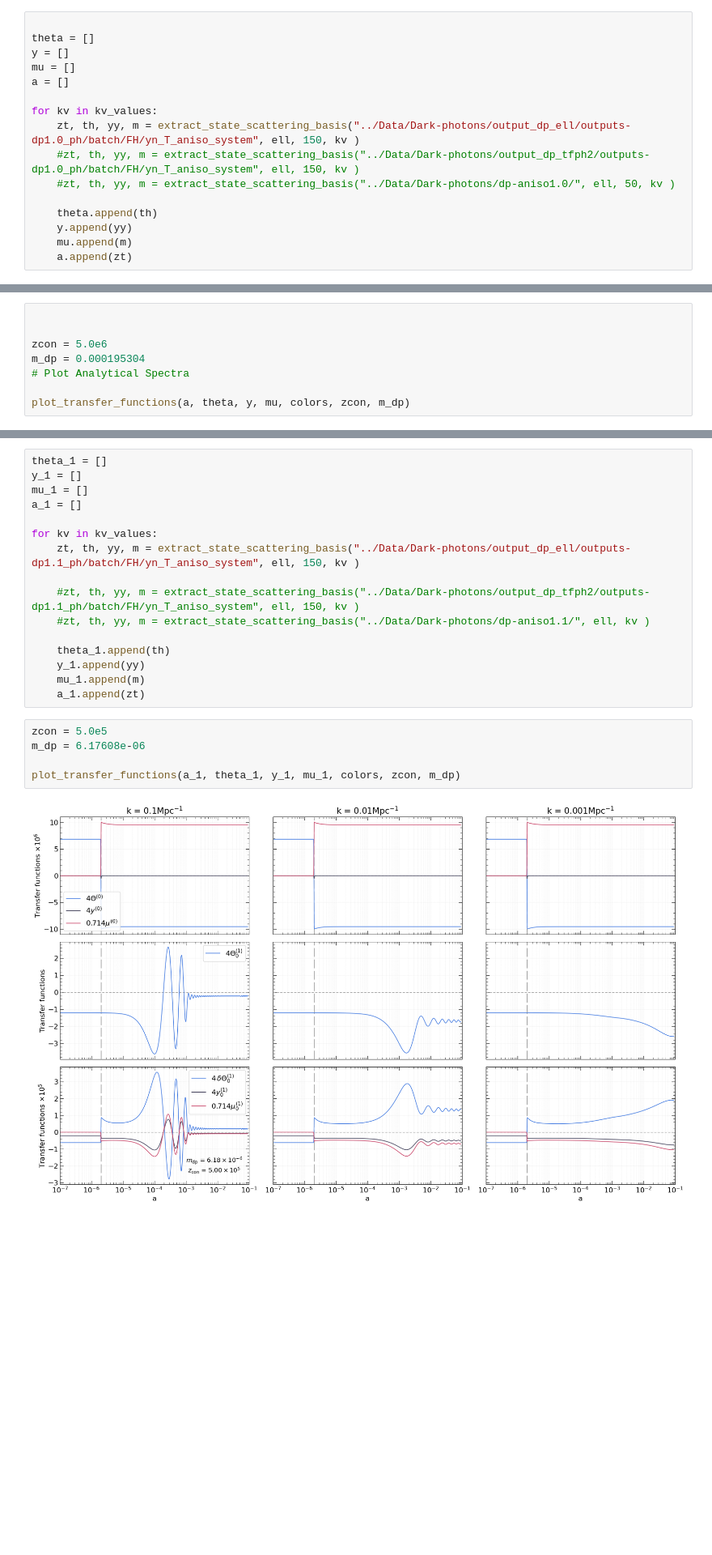
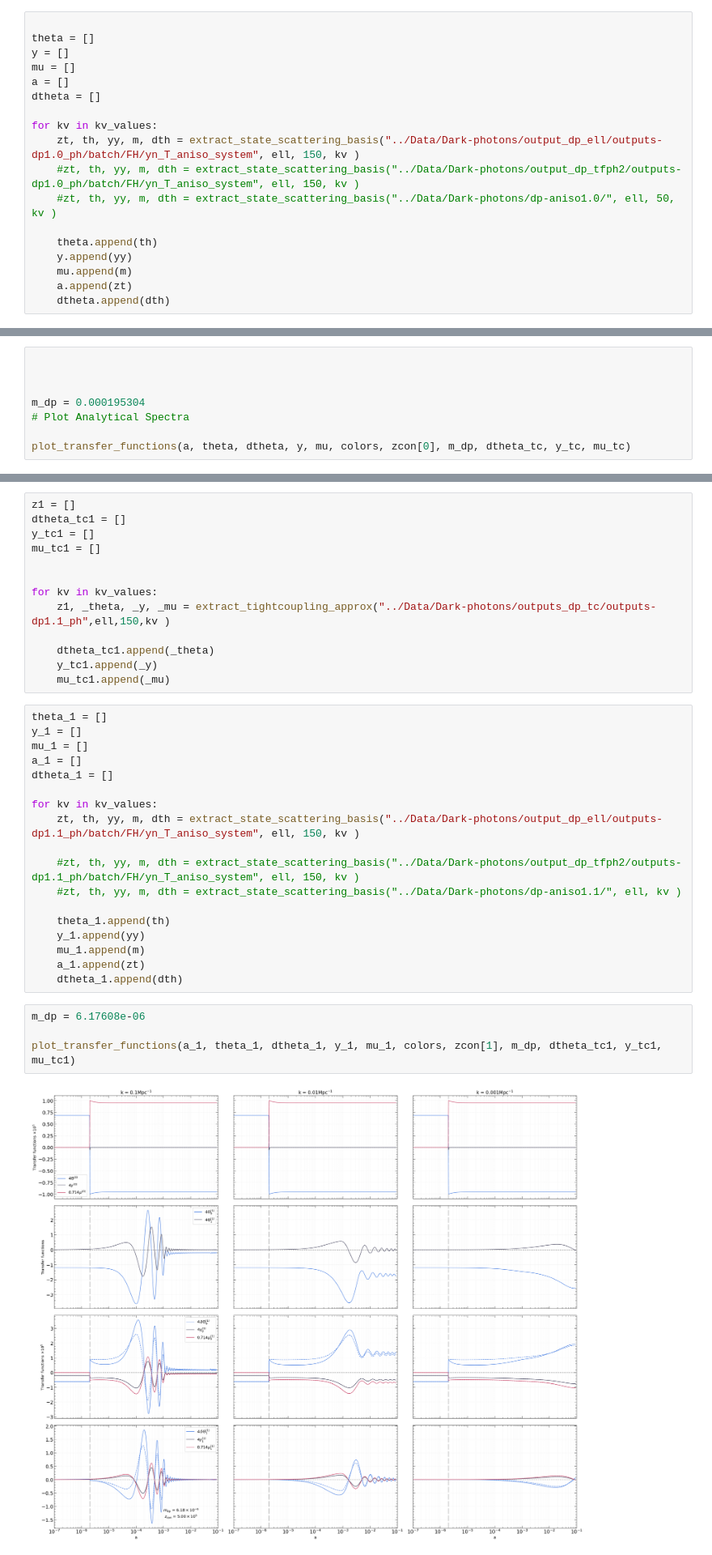
Before and after one commit to Sareva00/Photon_conversion, a Jupyter notebook: transfer_functions.ipynb, the cells around one changed output, grey strips where cells are left out. Shown at 81% size. Cells and saved outputs as stored; diff of their text form; blank space fills up the shorter version.

```diff
--- a/transfer_functions.ipynb
+++ b/transfer_functions.ipynb
@@ -91,16 +129,18 @@ theta = []
 y = []
 mu = []
 a = []
+dtheta = []
 
 for kv in kv_values:
-    zt, th, yy, m = extract_state_scattering_basis("../Data/Dark-photons/output_dp_ell/outputs-dp1.0_ph/batch/FH/yn_T_aniso_system", ell, 150, kv )
-    #zt, th, yy, m = extract_state_scattering_basis("../Data/Dark-photons/output_dp_tfph2/outputs-dp1.0_ph/batch/FH/yn_T_aniso_system", ell, 150, kv )
-    #zt, th, yy, m = extract_state_scattering_basis("../Data/Dark-photons/dp-aniso1.0/", ell, 50, kv )
+    zt, th, yy, m, dth = extract_state_scattering_basis("../Data/Dark-photons/output_dp_ell/outputs-dp1.0_ph/batch/FH/yn_T_aniso_system", ell, 150, kv )
+    #zt, th, yy, m, dth = extract_state_scattering_basis("../Data/Dark-photons/output_dp_tfph2/outputs-dp1.0_ph/batch/FH/yn_T_aniso_system", ell, 150, kv )
+    #zt, th, yy, m, dth = extract_state_scattering_basis("../Data/Dark-photons/dp-aniso1.0/", ell, 50, kv )
 
     theta.append(th)
     y.append(yy)
     mu.append(m)
     a.append(zt)
+    dtheta.append(dth)
 # %%
 theta[0][-1]/(theta[0][1]*3)
 # %% [output]
@@ -179,9 +228,9 @@ def plot_transfer_functions(a, theta, y, mu, colors, zcon, m_dp):
 # %%
 
 
-zcon = 5.0e6
+
 m_dp = 0.000195304
 # Plot Analytical Spectra
 
-plot_transfer_functions(a, theta, y, mu, colors, zcon, m_dp)
+plot_transfer_functions(a, theta, dtheta, y, mu, colors, zcon[0], m_dp, dtheta_tc, y_tc, mu_tc)
 # %% [output]
@@ -189,23 +238,37 @@ plot_transfer_functions(a, theta, y, mu, colors, zcon, m_dp)
+# %%
+z1 = []
+dtheta_tc1 = []
+y_tc1 = []
+mu_tc1 = []
+
+
+for kv in kv_values:
+    z1, _theta, _y, _mu = extract_tightcoupling_approx("../Data/Dark-photons/outputs_dp_tc/outputs-dp1.1_ph",ell,150,kv )
+
+    dtheta_tc1.append(_theta)
+    y_tc1.append(_y)
+    mu_tc1.append(_mu)
 # %%
 theta_1 = []
 y_1 = []
 mu_1 = []
 a_1 = []
+dtheta_1 = []
 
 for kv in kv_values:
-    zt, th, yy, m = extract_state_scattering_basis("../Data/Dark-photons/output_dp_ell/outputs-dp1.1_ph/batch/FH/yn_T_aniso_system", ell, 150, kv )
+    zt, th, yy, m, dth = extract_state_scattering_basis("../Data/Dark-photons/output_dp_ell/outputs-dp1.1_ph/batch/FH/yn_T_aniso_system", ell, 150, kv )
 
-    #zt, th, yy, m = extract_state_scattering_basis("../Data/Dark-photons/output_dp_tfph2/outputs-dp1.1_ph/batch/FH/yn_T_aniso_system", ell, 150, kv )
-    #zt, th, yy, m = extract_state_scattering_basis("../Data/Dark-photons/dp-aniso1.1/", ell, kv )
+    #zt, th, yy, m, dth = extract_state_scattering_basis("../Data/Dark-photons/output_dp_tfph2/outputs-dp1.1_ph/batch/FH/yn_T_aniso_system", ell, 150, kv )
+    #zt, th, yy, m, dth = extract_state_scattering_basis("../Data/Dark-photons/dp-aniso1.1/", ell, kv )
 
     theta_1.append(th)
     y_1.append(yy)
     mu_1.append(m)
     a_1.append(zt)
+    dtheta_1.append(dth)
 # %%
-zcon = 5.0e5
 m_dp = 6.17608e-06
 
-plot_transfer_functions(a_1, theta_1, y_1, mu_1, colors, zcon, m_dp)
+plot_transfer_functions(a_1, theta_1, dtheta_1, y_1, mu_1, colors, zcon[1], m_dp, dtheta_tc1, y_tc1, mu_tc1)
 # %% [output]
-[figure, old version]
+[figure, new version]
```
Also changed, not shown: parts of 14 cells of this notebook, 2 other files.
